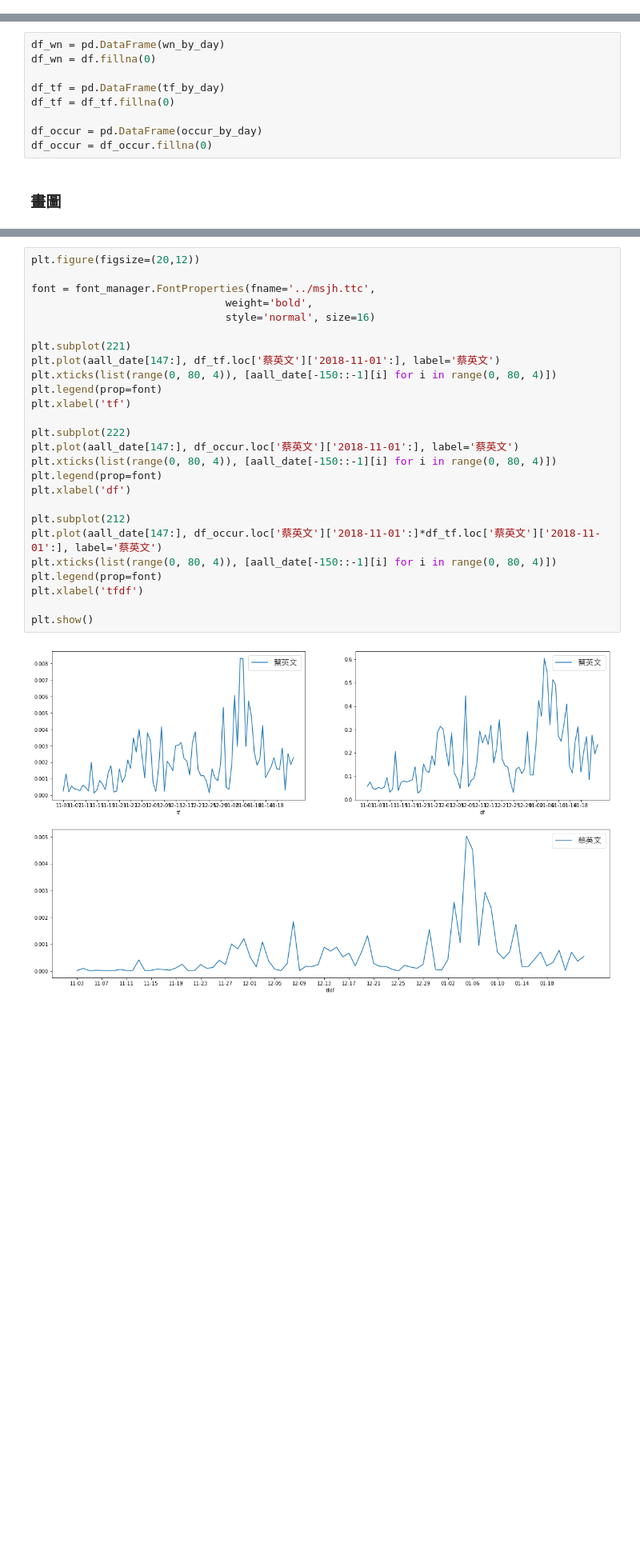
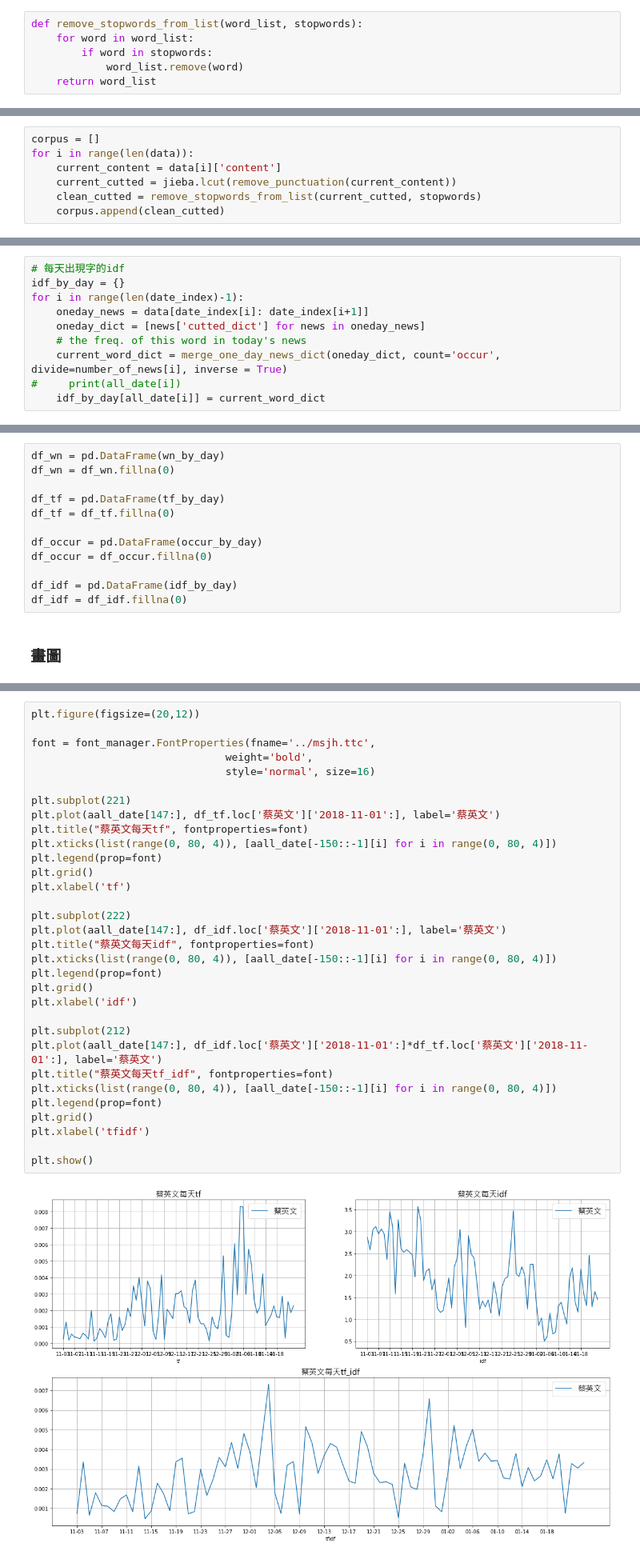
Before and after one commit to A2Zntu/HW0_Political_News_Analysis, a Jupyter notebook: final_demo/final_report.ipynb, the cells around one changed output, grey strips where cells are left out. Shown at 80% size. Saved outputs shown, nothing was run; the diff lists cells and outputs as text; blank space fills up the shorter version.

```diff
--- a/final_demo/final_report.ipynb
+++ b/final_demo/final_report.ipynb
@@ -114,3 +95,9 @@ for i in range(len(data)):
     current_content = data[i]['content']
     current_cutted = jieba.lcut(remove_punctuation(current_content))
     data[i]['cutted_dict'] = lcut_to_dict(current_cutted)
+# %%
+def remove_stopwords_from_list(word_list, stopwords):
+    for word in word_list:
+        if word in stopwords:
+            word_list.remove(word)
+    return word_list
@@ -117 +106,8 @@ for i in range(len(data)):
+# %%
+corpus = []
+for i in range(len(data)):
+    current_content = data[i]['content']
+    current_cutted = jieba.lcut(remove_punctuation(current_content))
+    clean_cutted = remove_stopwords_from_list(current_cutted, stopwords)
+    corpus.append(clean_cutted)
 # %%
@@ -287,4 +297,14 @@ for i in range(len(date_index)-1):
     current_word_dict = merge_one_day_news_dict(oneday_dict, count='occur', divide=number_of_news[i])
 #     print(all_date[i])
     occur_by_day[all_date[i]] = current_word_dict
+# %%
+# 每天出現字的idf
+idf_by_day = {}
+for i in range(len(date_index)-1):
+    oneday_news = data[date_index[i]: date_index[i+1]]
+    oneday_dict = [news['cutted_dict'] for news in oneday_news]
+    # the freq. of this word in today's news
+    current_word_dict = merge_one_day_news_dict(oneday_dict, count='occur', divide=number_of_news[i], inverse = True)
+#     print(all_date[i])
+    idf_by_day[all_date[i]] = current_word_dict
 # %%
@@ -349,13 +369,16 @@ occur_by_day['2018-06-07']
  ...}
 # %%
 df_wn = pd.DataFrame(wn_by_day)
-df_wn = df.fillna(0)
+df_wn = df_wn.fillna(0)
 
 df_tf = pd.DataFrame(tf_by_day)
 df_tf = df_tf.fillna(0)
 
 df_occur = pd.DataFrame(occur_by_day)
 df_occur = df_occur.fillna(0)
+
+df_idf = pd.DataFrame(idf_by_day)
+df_idf = df_idf.fillna(0)
 # %% [markdown]
 ### 畫圖
 # %%
@@ -372,31 +396,37 @@ plt.show()
 # %%
 plt.figure(figsize=(20,12))
 
 font = font_manager.FontProperties(fname='../msjh.ttc',
                                weight='bold',
                                style='normal', size=16)
 
 plt.subplot(221)
 plt.plot(aall_date[147:], df_tf.loc['蔡英文']['2018-11-01':], label='蔡英文')
+plt.title("蔡英文每天tf", fontproperties=font)
 plt.xticks(list(range(0, 80, 4)), [aall_date[-150::-1][i] for i in range(0, 80, 4)])
 plt.legend(prop=font)
+plt.grid()
 plt.xlabel('tf')
 
 plt.subplot(222)
-plt.plot(aall_date[147:], df_occur.loc['蔡英文']['2018-11-01':], label='蔡英文')
+plt.plot(aall_date[147:], df_idf.loc['蔡英文']['2018-11-01':], label='蔡英文')
+plt.title("蔡英文每天idf", fontproperties=font)
 plt.xticks(list(range(0, 80, 4)), [aall_date[-150::-1][i] for i in range(0, 80, 4)])
 plt.legend(prop=font)
-plt.xlabel('df')
+plt.grid()
+plt.xlabel('idf')
 
 plt.subplot(212)
-plt.plot(aall_date[147:], df_occur.loc['蔡英文']['2018-11-01':]*df_tf.loc['蔡英文']['2018-11-01':], label='蔡英文')
+plt.plot(aall_date[147:], df_idf.loc['蔡英文']['2018-11-01':]*df_tf.loc['蔡英文']['2018-11-01':], label='蔡英文')
+plt.title("蔡英文每天tf_idf", fontproperties=font)
 plt.xticks(list(range(0, 80, 4)), [aall_date[-150::-1][i] for i in range(0, 80, 4)])
 plt.legend(prop=font)
-plt.xlabel('tfdf')
+plt.grid()
+plt.xlabel('tfidf')
 
 plt.show()
 # %% [output]
-[figure, old version]
+[figure, new version]
 # %% [markdown]
 # Correct an obivious bug
 # %%
```
Also changed, not shown: parts of 25 cells of this notebook, 2 other files.
